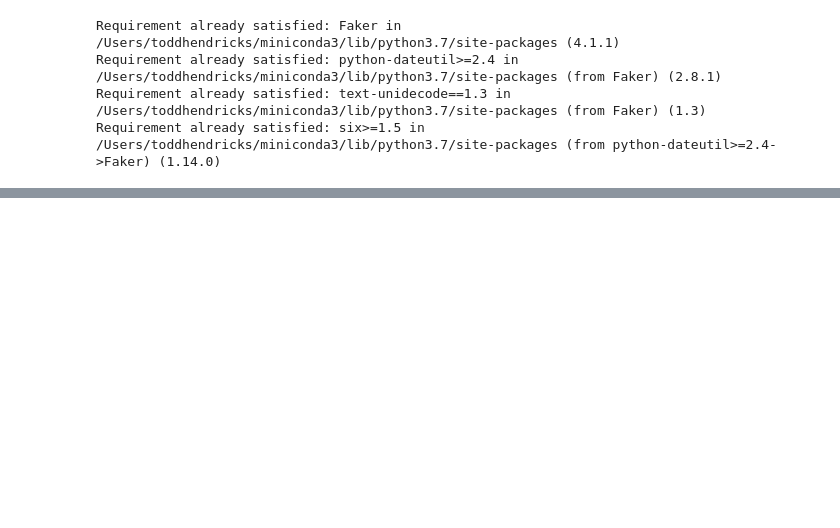
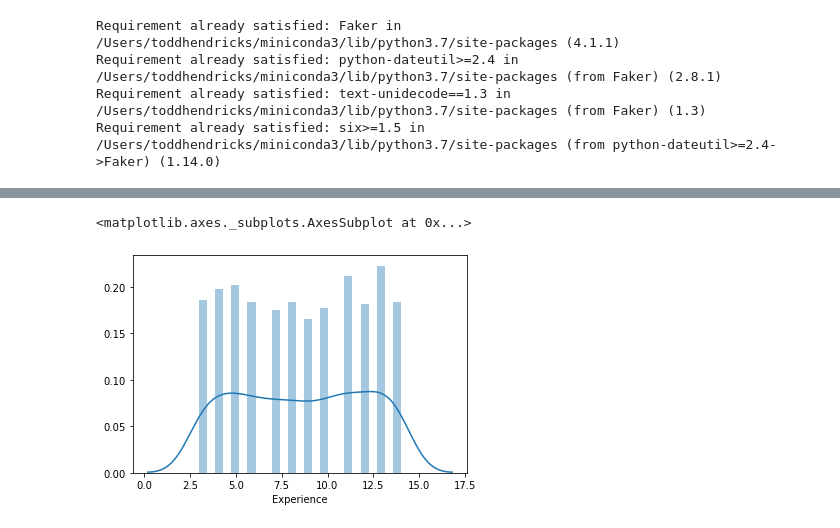
Before and after one commit to tahentx/pv_workbook, a Jupyter notebook: datascience/misc/pandas_practice.ipynb, the cells around one changed output, grey strips where cells are left out. Drawn from its saved outputs; the diff is of its cells as text; code cells hidden in the pictures; blank space fills up the shorter version.

```diff
--- a/datascience/misc/pandas_practice.ipynb
+++ b/datascience/misc/pandas_practice.ipynb
@@ -14,21 +14,24 @@ fake = Faker()
 # %%
 name = [fake.name() for _ in range(1000)]
 # %%
-diplomacy = np.random.random_sample((1000,))
-domain_expertise = np.random.random_sample((1000,))
-leadership = np.random.random_sample((1000,))
-home_state = np.random.choice(['KY','ME','AL','TX','CA','FL','AZ','NY'],1000)
-industry = np.random.choice(['Energy','Biochemical','Pharma','Military','Foreign Service','Construction','Manufacturing','Journalism','University'],1000)
+alpha = np.random.random_sample((1000,)) * 100
+bravo = np.random.random_sample((1000,)) * 100
+charlie = np.random.random_sample((1000,)) * 100
+delta = np.random.random_sample((1000,)) * 100
+alma_mater = np.random.choice(['Texas','Stanford','MIT','UCLA','Yale','Berkeley','Harvard','Duke','Michighan','NYU','Princeton'],1000)
+aura = np.random.choice(['Indigo','Periwinkle','Crimson','Infrared','Silver','Bronze','Gold','Emerald','Lime'],1000)
 employer = [fake.bs() for _ in range(1000)]
-experience = [random.randrange(5, 25, 1) for i in range(1000)]
+experience = [random.randrange(3, 15, 1) for i in range(1000)]
 diss = [fake.sentence() for _ in range(1000)]
 # %%
 a = {'Name' : name ,
-     'Diplomacy' : diplomacy,
-     'Leadership': leadership ,
-     'Home': home_state,
-     'Industry' : industry,
-     'Employer' : employer,
+     'A' : alpha,
+     'B': bravo,
+     'C' : charlie,
+     'D' : delta,
+     'Alma Mater': alma_mater,
+     'Aura' : aura,
+     'Tag' : employer,
      'Experience' : experience,
      'Dissertation' : diss
     }
@@ -44,0 +60,2 @@ df.
+# %%
+df = df.set_index(['Alma Mater','Aura'])
@@ -44,0 +89,5 @@ df.
+# %%
+sns.distplot(df['Experience'],bins=25)
+# %% [output]
+<matplotlib.axes._subplots.AxesSubplot at 0x...>
+[figure, added]
```
Also changed, not shown: parts of 6 cells of this notebook.
